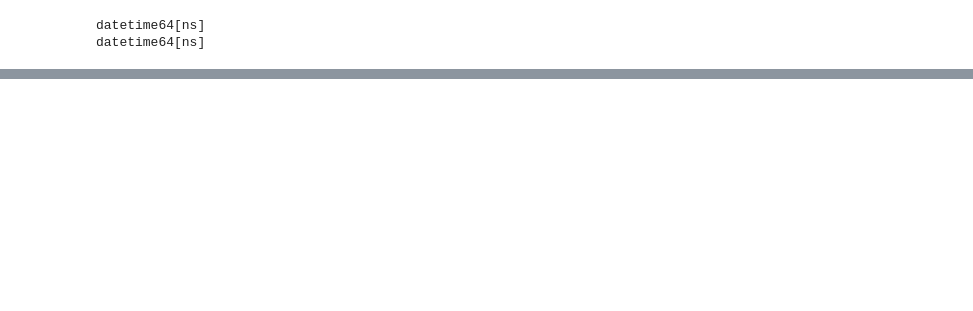
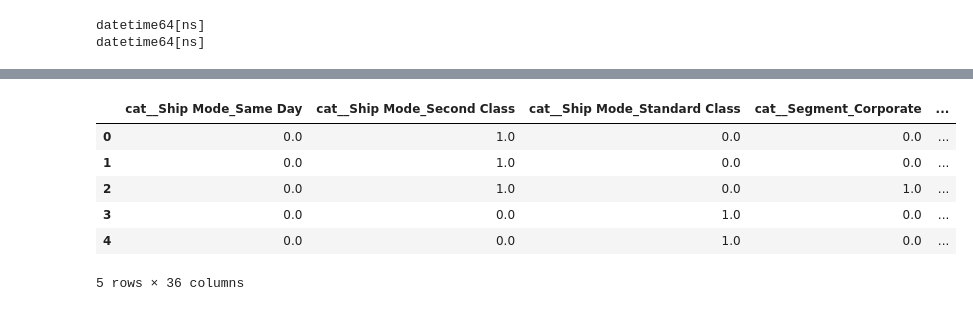
Before and after one commit to sohamnp06/Real-Time-E-Commerce-Recommendation-System, a Jupyter notebook: notebooks/eda.ipynb, the cells around one changed output, grey strips where cells are left out. Drawn from its saved outputs; the diff is of its cells as text; code cells hidden in the pictures; blank space fills up the shorter version.

```diff
--- a/notebooks/eda.ipynb
+++ b/notebooks/eda.ipynb
@@ -253,0 +241,26 @@ datetime64[ns]
+# %%
+city_freq = df['City'].value_counts()
+df['City_freq'] = df['City'].map(city_freq)
+
+state_freq = df['State'].value_counts()
+df['State_freq'] = df['State'].map(state_freq)
+
+df.drop(columns=['City','State'], inplace=True)
+# %%
+df.drop(columns=[
+'Order ID',
+'Customer ID',
+'Customer Name',
+'Product ID',
+'Product Name',
+'Country'
+], inplace=True)
+# %%
+cols = ['Ship Mode','Segment','Region','Category','Sub-Category']
+preprocessor = ColumnTransformer(
+    transformers=[
+        ('cat', OneHotEncoder(drop='first'),cols)
+    ],
+    remainder='passthrough'
+)
+df_encoded = preprocessor.fit_transform(df)
@@ -253,0 +283,14 @@ datetime64[ns]
+# %%
+encoded_cols = preprocessor.get_feature_names_out()
+
+df_encoded = pd.DataFrame(df_encoded, columns=encoded_cols)
+# %%
+df_encoded.head()
+# %% [output]
+|  | cat__Ship Mode_Same Day | cat__Ship Mode_Second Class | cat__Ship Mode_Standard Class | cat__Segment_Corporate | ... |
+| 0 | 0.0 | 1.0 | 0.0 | 0.0 | ... |
+| 1 | 0.0 | 1.0 | 0.0 | 0.0 | ... |
+| 2 | 0.0 | 1.0 | 0.0 | 1.0 | ... |
+| 3 | 0.0 | 0.0 | 1.0 | 0.0 | ... |
+| 4 | 0.0 | 0.0 | 1.0 | 0.0 | ... |
+5 rows × 36 columns
```
Also changed, not shown: parts of 10 cells of this notebook, 2 other files.
